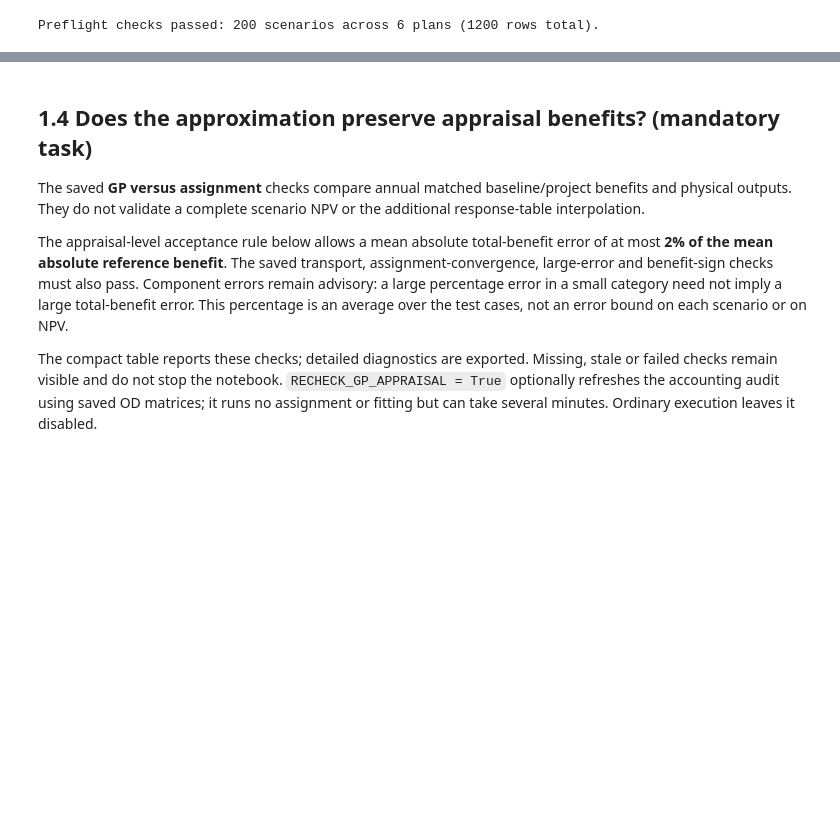
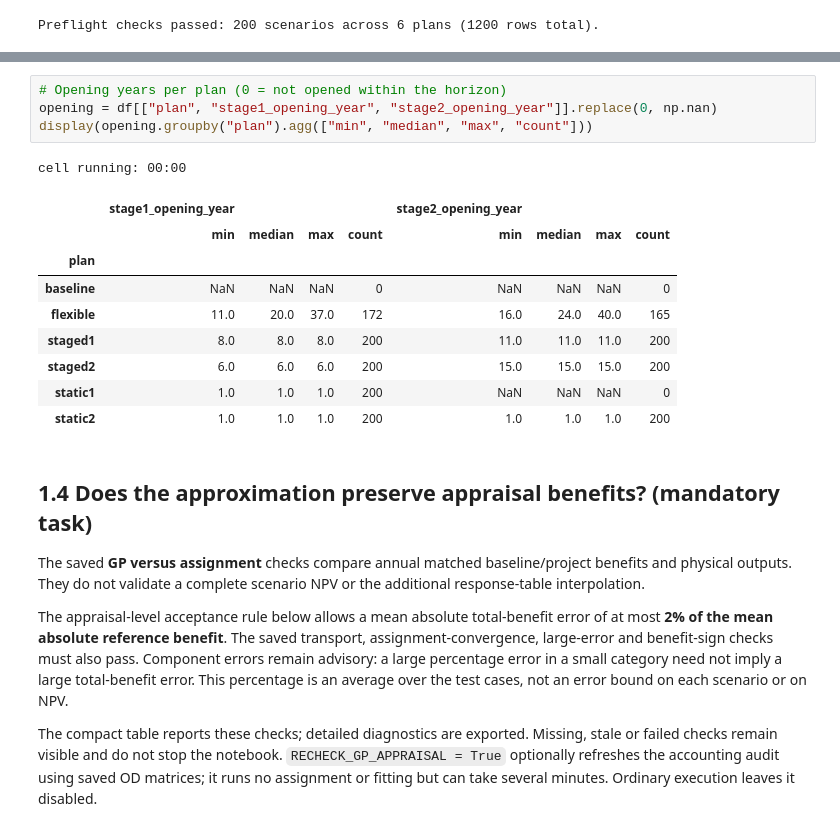
Before and after one commit to Xaendi27/IP-HS26-BikeHighway-jmx, a Jupyter notebook: notebooks/05_appraisal.ipynb, the cells around one changed output, grey strips where cells are left out. Cells and saved outputs as stored; diff of their text form; blank space fills up the shorter version.

```diff
--- a/notebooks/05_appraisal.ipynb
+++ b/notebooks/05_appraisal.ipynb
@@ -1044,3 +1106,18 @@ Preflight checks passed: 200 scenarios across 6 plans (1200 rows total).
+# %%
+# Opening years per plan (0 = not opened within the horizon)
+opening = df[["plan", "stage1_opening_year", "stage2_opening_year"]].replace(0, np.nan)
+display(opening.groupby("plan").agg(["min", "median", "max", "count"]))
+# %% [output]
+cell running: 00:00
+|  | stage1_opening_year |  |  |  | stage2_opening_year |  |  |  |
+|  | min | median | max | count | min | median | max | count |
+| plan |  |  |  |  |  |  |  |  |
+| baseline | NaN | NaN | NaN | 0 | NaN | NaN | NaN | 0 |
+| flexible | 11.0 | 20.0 | 37.0 | 172 | 16.0 | 24.0 | 40.0 | 165 |
+| staged1 | 8.0 | 8.0 | 8.0 | 200 | 11.0 | 11.0 | 11.0 | 200 |
+| staged2 | 6.0 | 6.0 | 6.0 | 200 | 15.0 | 15.0 | 15.0 | 200 |
+| static1 | 1.0 | 1.0 | 1.0 | 200 | NaN | NaN | NaN | 0 |
+| static2 | 1.0 | 1.0 | 1.0 | 200 | 1.0 | 1.0 | 1.0 | 200 |
 # %% [markdown]
 ## 1.4 Does the approximation preserve appraisal benefits? (mandatory task)
 
```
Also changed, not shown: parts of 7 cells of this notebook, 8 other files.
